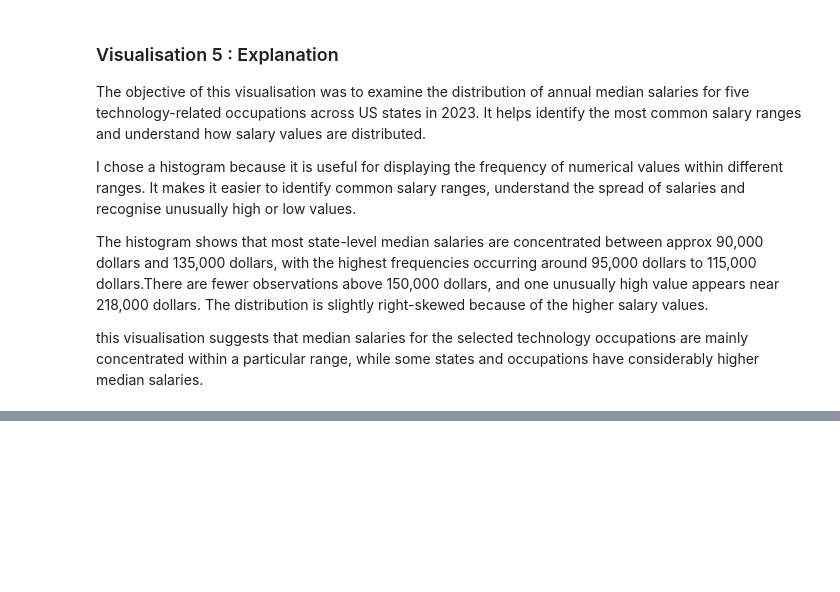
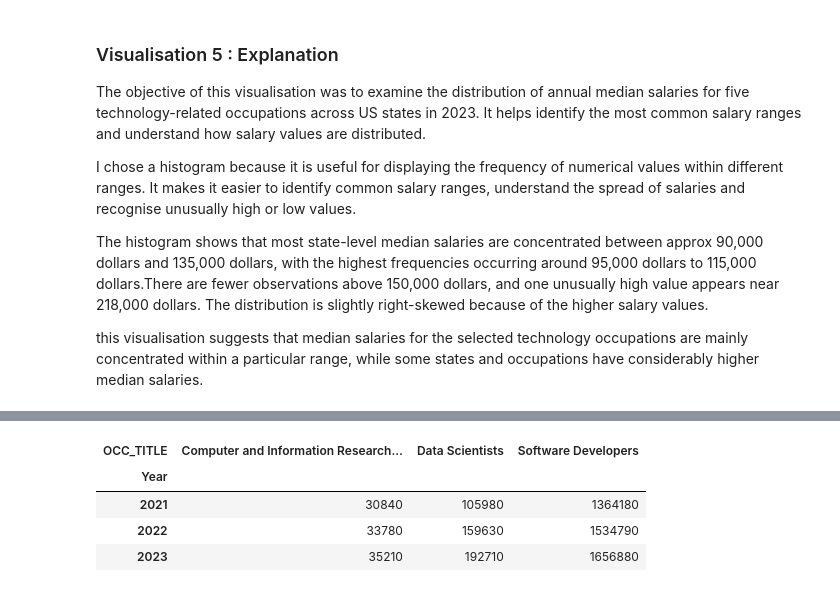
Before and after one commit to Aayusho/Data-Visualisation-and-Communication-CA1, a Jupyter notebook: Ca1 Data_vis_and_comm.ipynb, the cells around one changed output, grey strips where cells are left out. Cells and saved outputs as stored; diff of their text form; code cells hidden in the pictures; blank space fills up the shorter version.

```diff
--- a/Ca1 Data_vis_and_comm.ipynb
+++ b/Ca1 Data_vis_and_comm.ipynb
@@ -524,0 +660,19 @@ this visualisation suggests that median salaries for the selected technology occ
+# %%
+trend_data['TOT_EMP'] = pd.to_numeric(
+    trend_data['TOT_EMP'],
+    errors='coerce'
+)
+# %%
+employment_trends = trend_data.pivot(
+    index='Year',
+    columns='OCC_TITLE',
+    values='TOT_EMP'
+)
+
+employment_trends
+# %% [output]
+| OCC_TITLE | Computer and Information Research... | Data Scientists | Software Developers |
+| Year |  |  |  |
+| 2021 | 30840 | 105980 | 1364180 |
+| 2022 | 33780 | 159630 | 1534790 |
+| 2023 | 35210 | 192710 | 1656880 |
```
Also changed, not shown: parts of 14 cells of this notebook.
